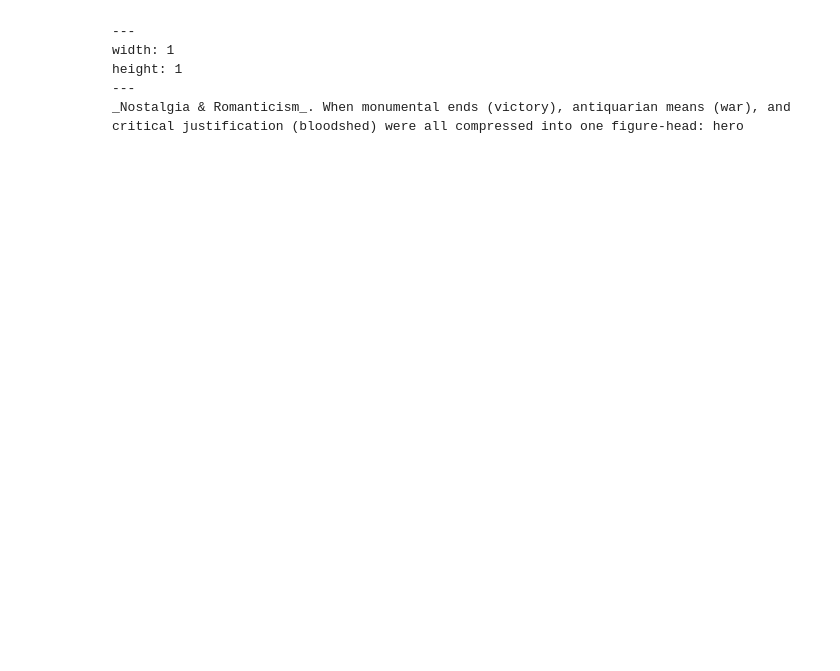
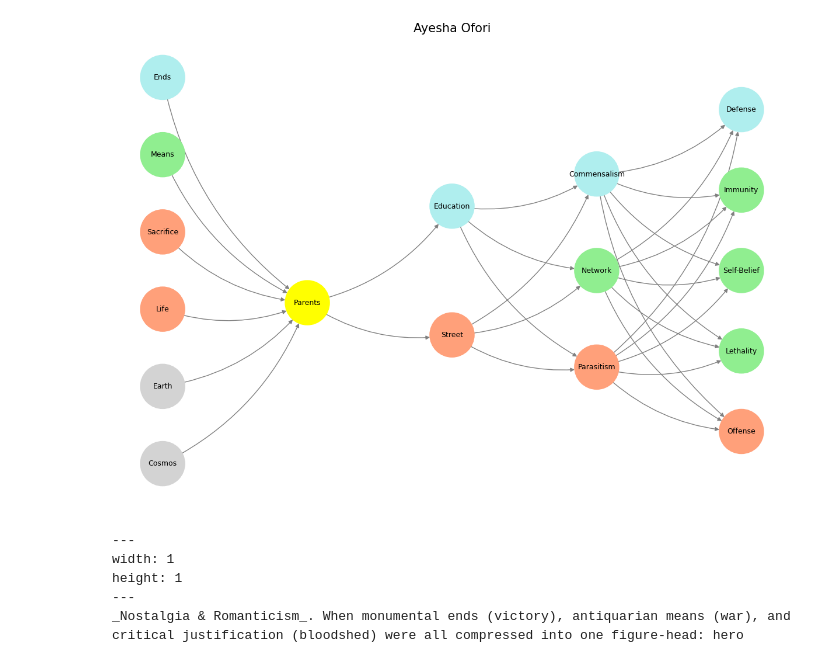
Before and after one commit to abikesa/aging, a Jupyter notebook: kitabo/ensi/_build/jupyter_execute/act2/chapter1.ipynb, the cells around one changed output. Saved outputs shown, nothing was run; the diff lists cells and outputs as text; code cells hidden in the pictures; blank space fills up the shorter version.

````diff
--- a/kitabo/ensi/_build/jupyter_execute/act2/chapter1.ipynb
+++ b/kitabo/ensi/_build/jupyter_execute/act2/chapter1.ipynb
@@ -102,3 +26,73 @@ visualize_nn()
+# %%
+import numpy as np
+import matplotlib.pyplot as plt
+import networkx as nx
+
+# Define the neural network structure
+def define_layers():
+    return {
+        'World': ['Cosmos', 'Earth', 'Life', 'Sacrifice', 'Means', 'Ends', ],
+        'Perception': ['Parents'],
+        'Agency': ['Street', 'Education'],
+        'Generativity': ['Parasitism', 'Network', 'Commensalism'],
+        'Physicality': ['Offense', 'Lethality',  'Self-Belief', 'Immunity', 'Defense']
+    }
+
+# Assign colors to nodes
+def assign_colors():
+    color_map = {
+        'yellow': ['Parents'],
+        'paleturquoise': ['Ends', 'Education', 'Commensalism', 'Defense'],
+        'lightgreen': ['Means', 'Network', 'Immunity', 'Self-Belief', 'Lethality'],
+        'lightsalmon': [
+            'Life', 'Sacrifice', 'Street',
+            'Parasitism', 'Offense'
+        ],
+    }
+    return {node: color for color, nodes in color_map.items() for node in nodes}
+
+# Calculate positions for nodes
+def calculate_positions(layer, x_offset):
+    y_positions = np.linspace(-len(layer) / 2, len(layer) / 2, len(layer))
+    return [(x_offset, y) for y in y_positions]
+
+# Create and visualize the neural network graph
+def visualize_nn():
+    layers = define_layers()
+    colors = assign_colors()
+    G = nx.DiGraph()
+    pos = {}
+    node_colors = []
+
+    # Add nodes and assign positions
+    for i, (layer_name, nodes) in enumerate(layers.items()):
+        positions = calculate_positions(nodes, x_offset=i * 2)
+        for node, position in zip(nodes, positions):
+            G.add_node(node, layer=layer_name)
+            pos[node] = position
+            node_colors.append(colors.get(node, 'lightgray'))  # Default color fallback
+
+    # Add edges (automated for consecutive layers)
+    layer_names = list(layers.keys())
+    for i in range(len(layer_names) - 1):
+        source_layer, target_layer = layer_names[i], layer_names[i + 1]
+        for source in layers[source_layer]:
+            for target in layers[target_layer]:
+                G.add_edge(source, target)
+
+    # Draw the graph
+    plt.figure(figsize=(12, 8))
+    nx.draw(
+        G, pos, with_labels=True, node_color=node_colors, edge_color='gray',
+        node_size=3000, font_size=9, connectionstyle="arc3,rad=0.2"
+    )
+    plt.title("Ayesha Ofori", fontsize=15)
+    plt.show()
+
+# Run the visualization
+visualize_nn()
+# %% [output]
+[figure, added]
 # %% [markdown]
 ```{figure} ../figures/blanche.*
 ---
````
Also changed, not shown: parts of 2 cells of this notebook, 13 other files.
